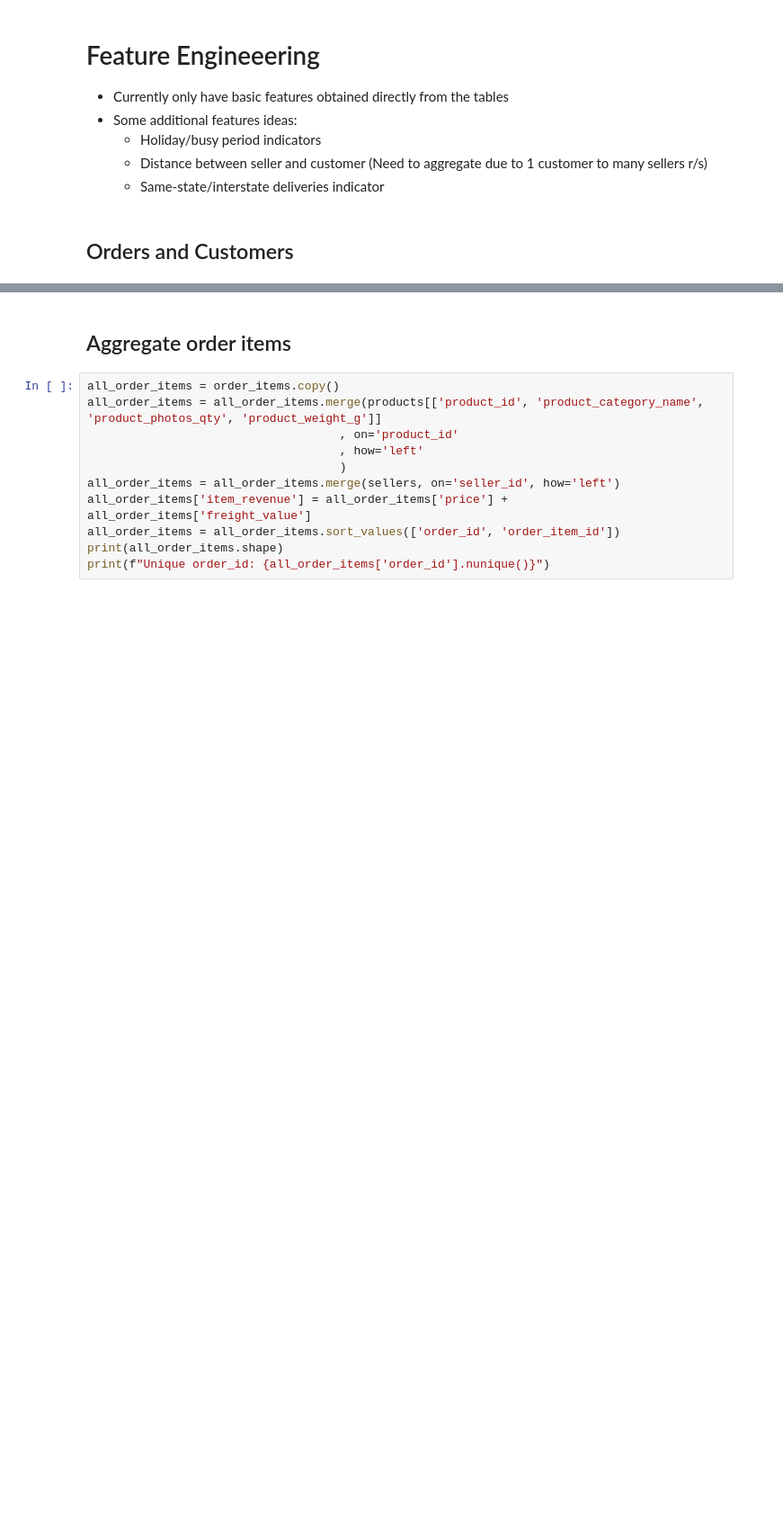
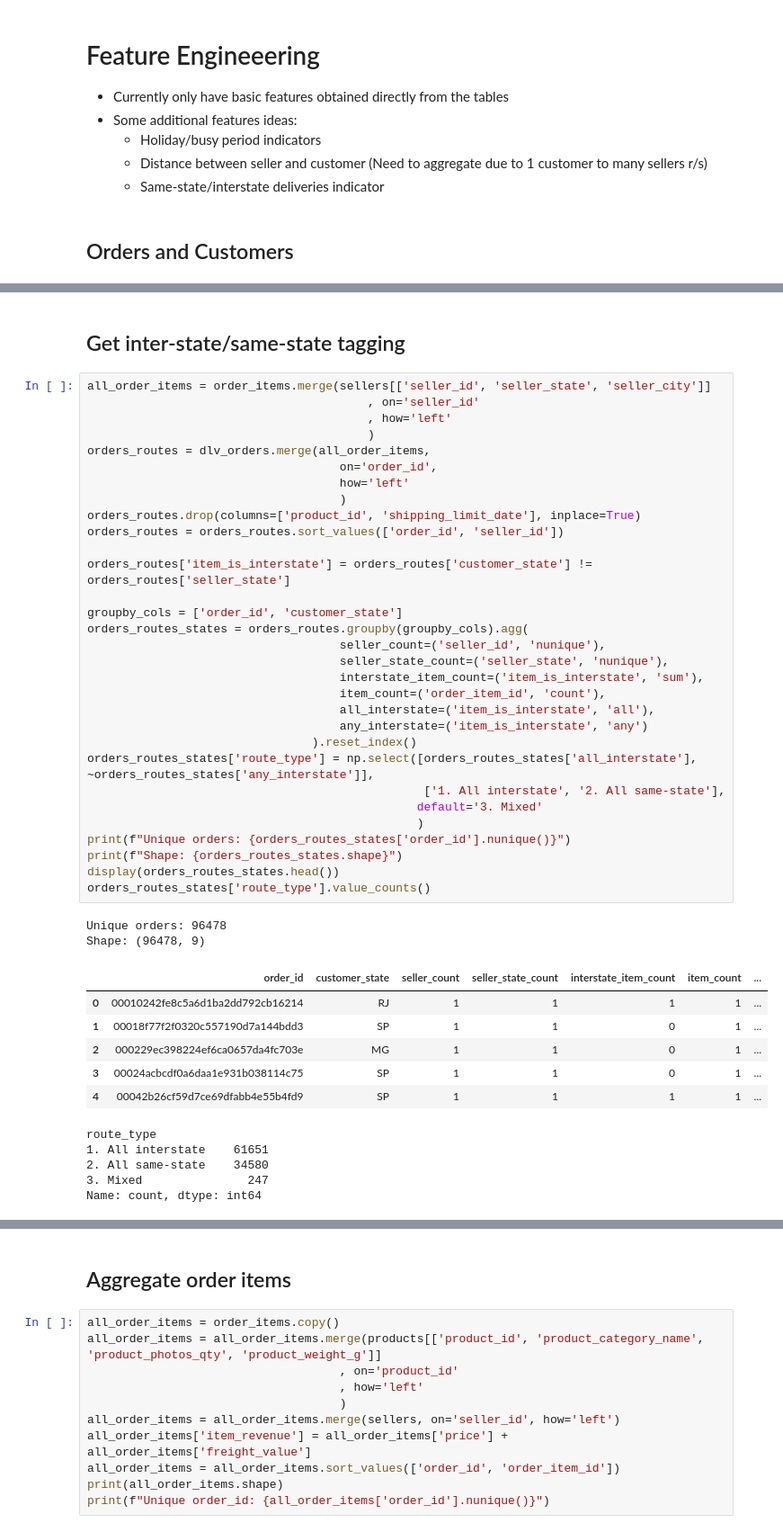
Before and after one commit to mushroomyyy/Team8_IT5006_Ecommerce_Analytics_AY2627Sem1, a Jupyter notebook: phase2/model_dev.ipynb, the cells around one changed output, grey strips where cells are left out. Shown at 90% size. Cells and saved outputs as stored; diff of their text form; blank space fills up the shorter version.

```diff
--- a/phase2/model_dev.ipynb
+++ b/phase2/model_dev.ipynb
@@ -201,3 +202,50 @@ Unique order_id: 96478
 | 40 | 6ea2f835b4556291ffdc53fa0b3b95e8 | c7340080e394356141681bd4c9b8fe31 | 2017-11-24 21:27:48 | 2017-11-25 00:21:09 | 2017-12-13 21:14:05 | ... |
 | 55 | 66e4624ae69e7dc89bd50222b59f581f | 684fa6da5134b9e4dab731e00011712d | 2018-03-09 14:50:15 | 2018-03-09 15:40:39 | 2018-03-15 00:31:19 | ... |
 | 56 | a685d016c8a26f71a0bb67821070e398 | 911e4c37f5cafe1604fe6767034bf1ae | 2017-03-13 18:14:36 | 2017-03-13 18:14:36 | 2017-03-22 14:03:09 | ... |
+# %% [markdown]
+## Get inter-state/same-state tagging
+# %%
+all_order_items = order_items.merge(sellers[['seller_id', 'seller_state', 'seller_city']]
+                                        , on='seller_id'
+                                        , how='left'
+                                        )
+orders_routes = dlv_orders.merge(all_order_items,
+                                    on='order_id',
+                                    how='left'
+                                    )
+orders_routes.drop(columns=['product_id', 'shipping_limit_date'], inplace=True)
+orders_routes = orders_routes.sort_values(['order_id', 'seller_id'])
+
+orders_routes['item_is_interstate'] = orders_routes['customer_state'] != orders_routes['seller_state']
+
+groupby_cols = ['order_id', 'customer_state']
+orders_routes_states = orders_routes.groupby(groupby_cols).agg(
+                                    seller_count=('seller_id', 'nunique'),
+                                    seller_state_count=('seller_state', 'nunique'),
+                                    interstate_item_count=('item_is_interstate', 'sum'),
+                                    item_count=('order_item_id', 'count'),
+                                    all_interstate=('item_is_interstate', 'all'),
+                                    any_interstate=('item_is_interstate', 'any')
+                                ).reset_index()
+orders_routes_states['route_type'] = np.select([orders_routes_states['all_interstate'], ~orders_routes_states['any_interstate']],
+                                                ['1. All interstate', '2. All same-state'],
+                                               default='3. Mixed'
+                                               )
+print(f"Unique orders: {orders_routes_states['order_id'].nunique()}")
+print(f"Shape: {orders_routes_states.shape}")
+display(orders_routes_states.head())
+orders_routes_states['route_type'].value_counts()
+# %% [output]
+Unique orders: 96478
+Shape: (96478, 9)
+|  | order_id | customer_state | seller_count | seller_state_count | interstate_item_count | item_count | ... |
+| 0 | 00010242fe8c5a6d1ba2dd792cb16214 | RJ | 1 | 1 | 1 | 1 | ... |
+| 1 | 00018f77f2f0320c557190d7a144bdd3 | SP | 1 | 1 | 0 | 1 | ... |
+| 2 | 000229ec398224ef6ca0657da4fc703e | MG | 1 | 1 | 0 | 1 | ... |
+| 3 | 00024acbcdf0a6daa1e931b038114c75 | SP | 1 | 1 | 0 | 1 | ... |
+| 4 | 00042b26cf59d7ce69dfabb4e55b4fd9 | SP | 1 | 1 | 1 | 1 | ... |
+route_type
+1. All interstate    61651
+2. All same-state    34580
+3. Mixed               247
+Name: count, dtype: int64
```
Also changed, not shown: parts of 17 cells of this notebook.
